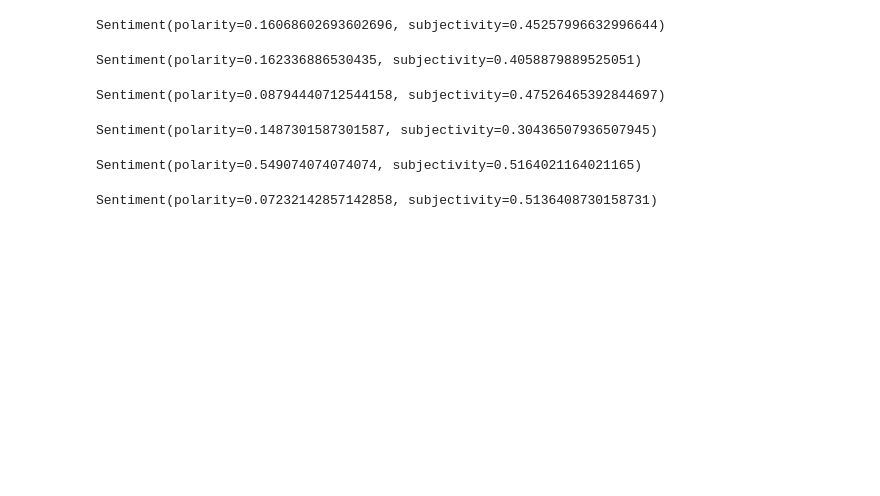
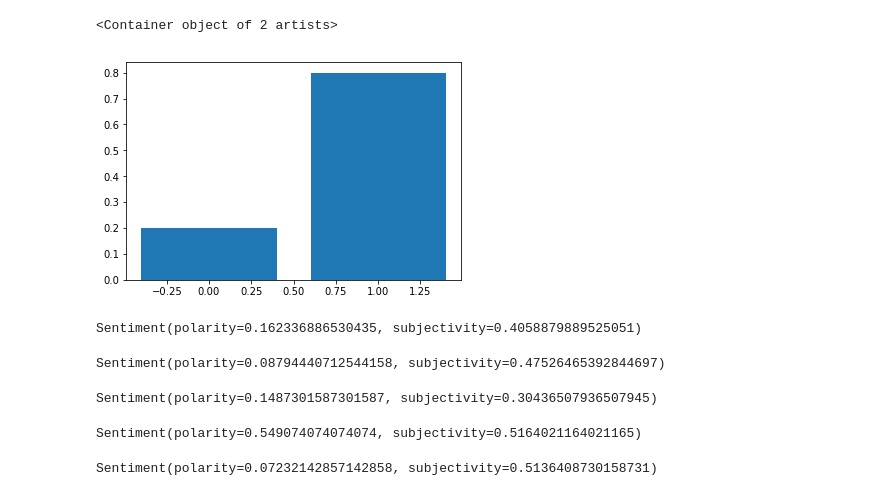
Before and after one commit to andrewjbashford/GalvanizeCapstone, a Jupyter notebook: Subjectivity - Polarity Benchmarks.ipynb, the cells around one changed output. Cells and saved outputs as stored; diff of their text form; code cells hidden in the pictures; blank space fills up the shorter version.

```diff
--- a/Subjectivity - Polarity Benchmarks.ipynb
+++ b/Subjectivity - Polarity Benchmarks.ipynb
@@ -64,10 +66,12 @@ pitchfork_review = pitchfork_review.decode('utf-8')
 pitchfork = TextBlob(pitchfork_review)
 rollingstone = TextBlob(rolling_stone_review)
 paste = TextBlob(paste_review)
-# %%
-paste.sentiment
-# %% [output]
-Sentiment(polarity=0.16068602693602696, subjectivity=0.45257996632996644)
+# %%
+paste.sentiment
+plt.bar([0,1,2,3,4], [.2, .8])
+# %% [output]
+<Container object of 2 artists>
+[figure, added]
 # %%
 pitchfork.sentiment
 # %% [output]
```
Also changed, not shown: parts of 3 cells of this notebook, 2 other files.
